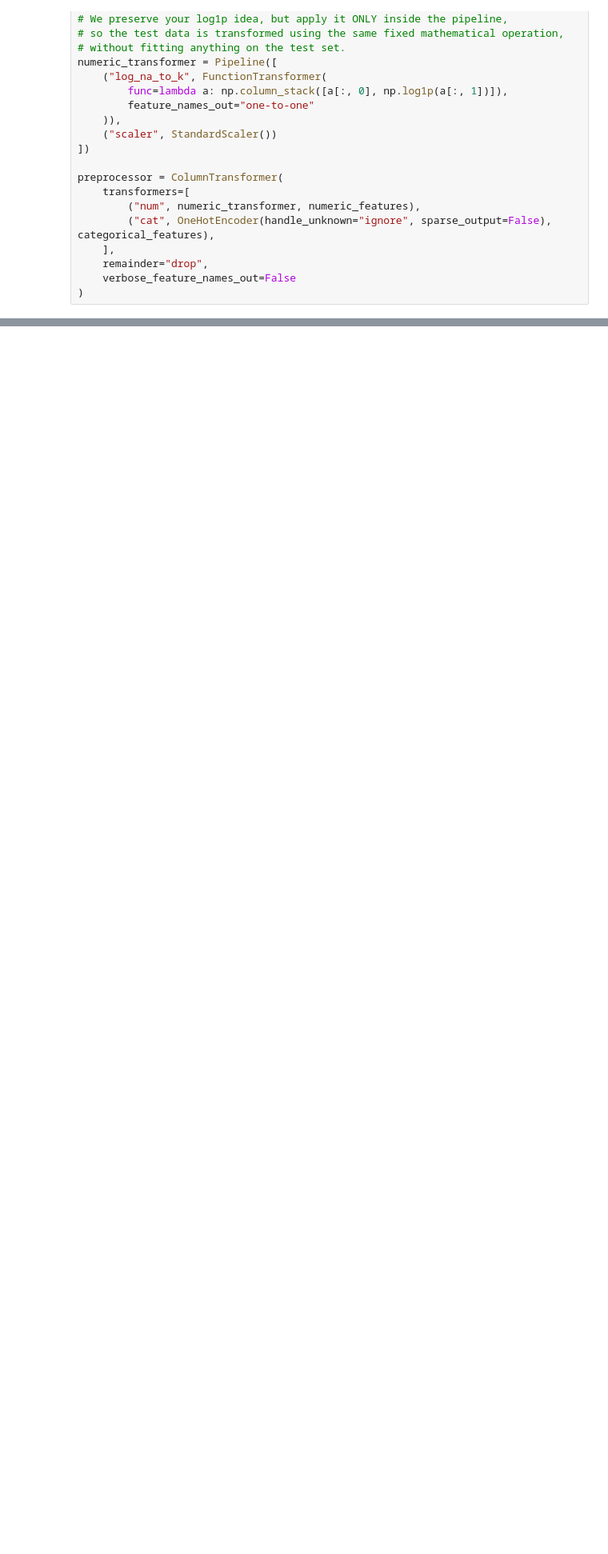
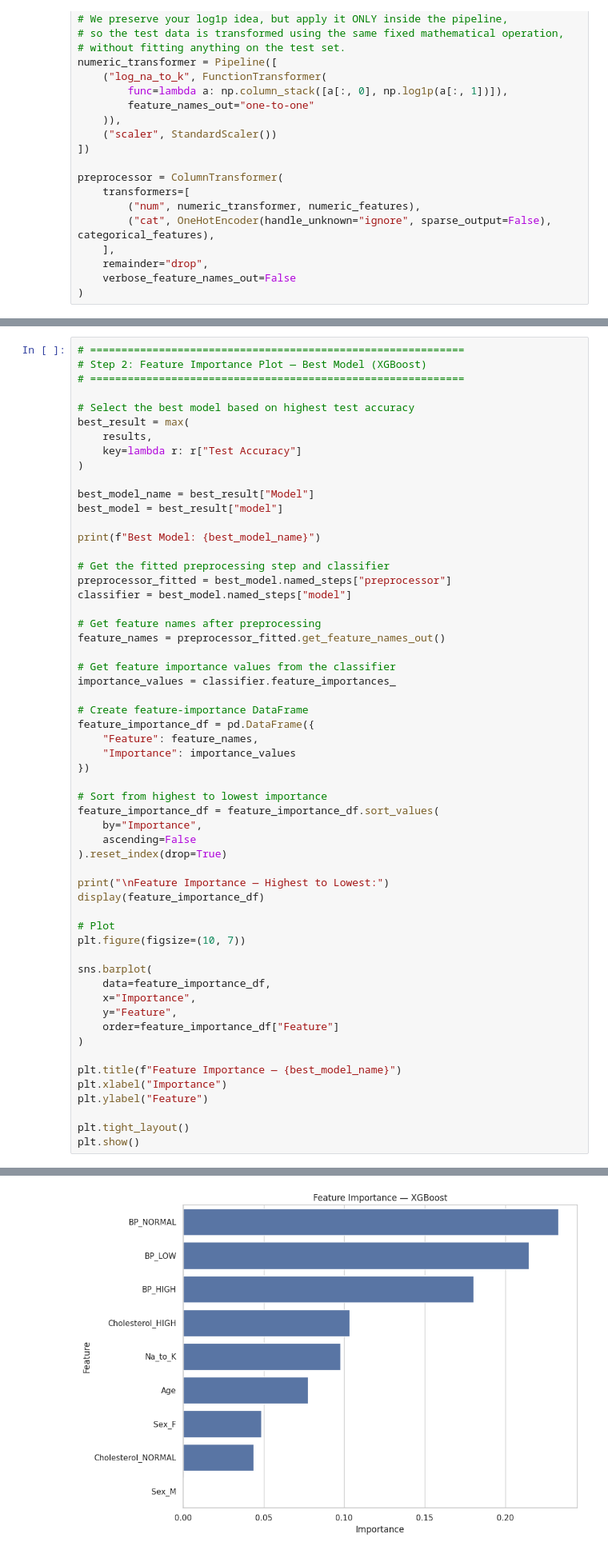
Before and after one commit to Wendmnew/clinical-drug-prediction, a Jupyter notebook: Drug_Type_Prediction.ipynb, the cells around one changed output, grey strips where cells are left out. Shown at 80% size. Drawn from its saved outputs; the diff is of its cells as text; blank space fills up the shorter version.

```diff
--- a/Drug_Type_Prediction.ipynb
+++ b/Drug_Type_Prediction.ipynb
@@ -908,0 +1614,58 @@ plt.show()
+# %%
+# ============================================================
+# Step 2: Feature Importance Plot — Best Model (XGBoost)
+# ============================================================
+
+# Select the best model based on highest test accuracy
+best_result = max(
+    results,
+    key=lambda r: r["Test Accuracy"]
+)
+
+best_model_name = best_result["Model"]
+best_model = best_result["model"]
+
+print(f"Best Model: {best_model_name}")
+
+# Get the fitted preprocessing step and classifier
+preprocessor_fitted = best_model.named_steps["preprocessor"]
+classifier = best_model.named_steps["model"]
+
+# Get feature names after preprocessing
+feature_names = preprocessor_fitted.get_feature_names_out()
+
+# Get feature importance values from the classifier
+importance_values = classifier.feature_importances_
+
+# Create feature-importance DataFrame
+feature_importance_df = pd.DataFrame({
+    "Feature": feature_names,
+    "Importance": importance_values
+})
+
+# Sort from highest to lowest importance
+feature_importance_df = feature_importance_df.sort_values(
+    by="Importance",
+    ascending=False
+).reset_index(drop=True)
+
+print("\nFeature Importance — Highest to Lowest:")
+display(feature_importance_df)
+
+# Plot
+plt.figure(figsize=(10, 7))
+
+sns.barplot(
+    data=feature_importance_df,
+    x="Importance",
+    y="Feature",
+    order=feature_importance_df["Feature"]
+)
+
+plt.title(f"Feature Importance — {best_model_name}")
+plt.xlabel("Importance")
+plt.ylabel("Feature")
+
+plt.tight_layout()
+plt.show()
+# %% [output]
@@ -908,0 +1685 @@ plt.show()
+[figure, added]
```
Also changed, not shown: parts of 154 cells of this notebook.
